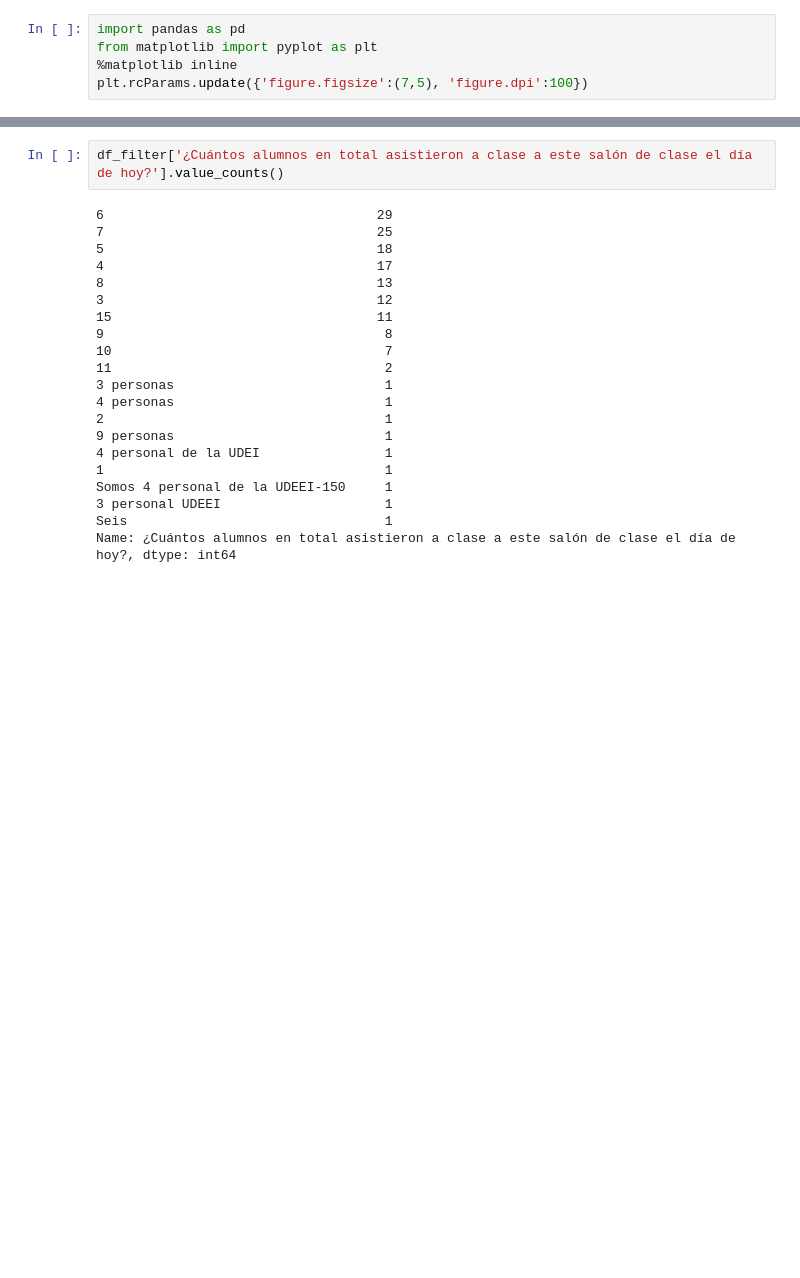
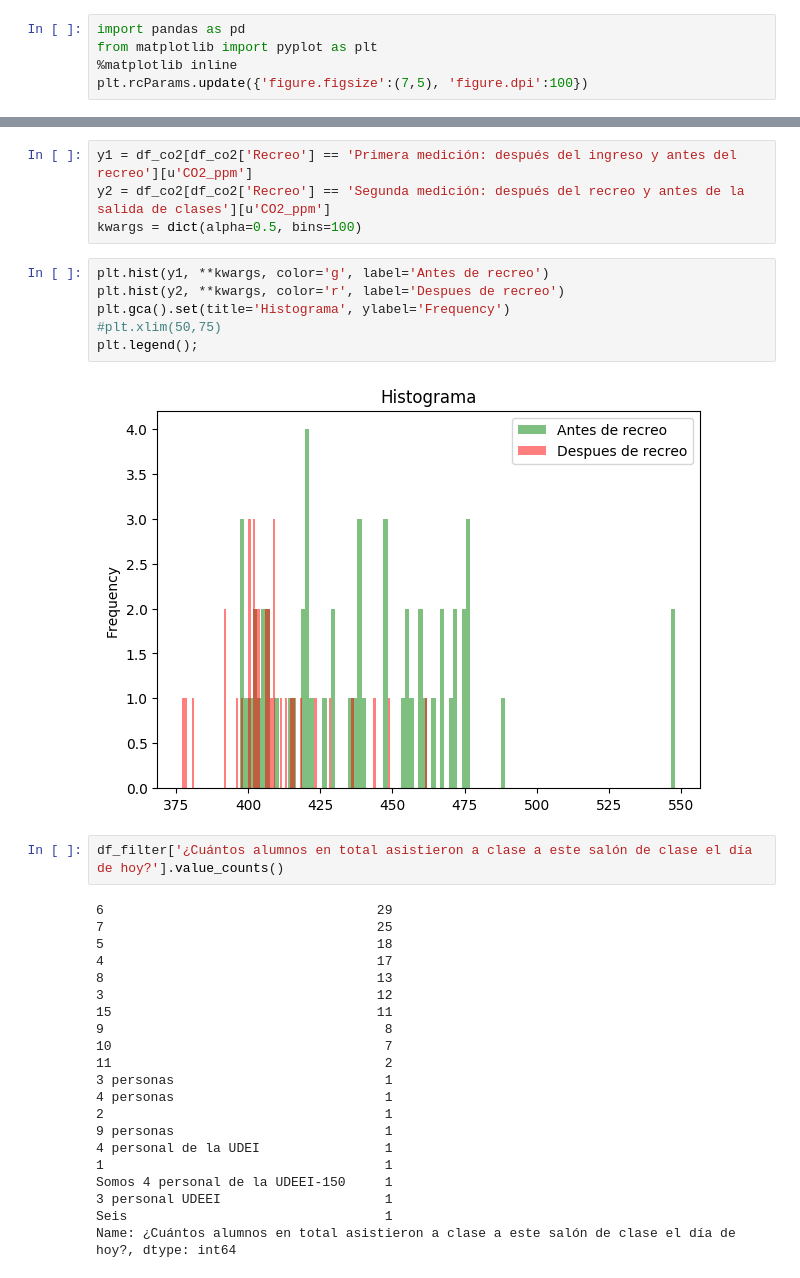
Before and after one commit to abreulastra/ventila_tu_escuela, a Jupyter notebook: VTE_analysis_c02_pilot_1.ipynb, the cells around one changed output, grey strips where cells are left out. Saved outputs shown, nothing was run; the diff lists cells and outputs as text; blank space fills up the shorter version.

```diff
--- a/VTE_analysis_c02_pilot_1.ipynb
+++ b/VTE_analysis_c02_pilot_1.ipynb
@@ -29,3 +39,15 @@ plt.legend();
+# %%
+y1 = df_co2[df_co2['Recreo'] == 'Primera medición: después del ingreso y antes del recreo'][u'CO2_ppm']
+y2 = df_co2[df_co2['Recreo'] == 'Segunda medición: después del recreo y antes de la salida de clases'][u'CO2_ppm']
+kwargs = dict(alpha=0.5, bins=100)
+# %%
+plt.hist(y1, **kwargs, color='g', label='Antes de recreo')
+plt.hist(y2, **kwargs, color='r', label='Despues de recreo')
+plt.gca().set(title='Histograma', ylabel='Frequency')
+#plt.xlim(50,75)
+plt.legend();
+# %% [output]
+[figure, added]
 # %%
 df_filter['¿Cuántos alumnos en total asistieron a clase a este salón de clase el día de hoy?'].value_counts()
 # %% [output]
```
Also changed, not shown: parts of 16 cells of this notebook, 1 other file.
